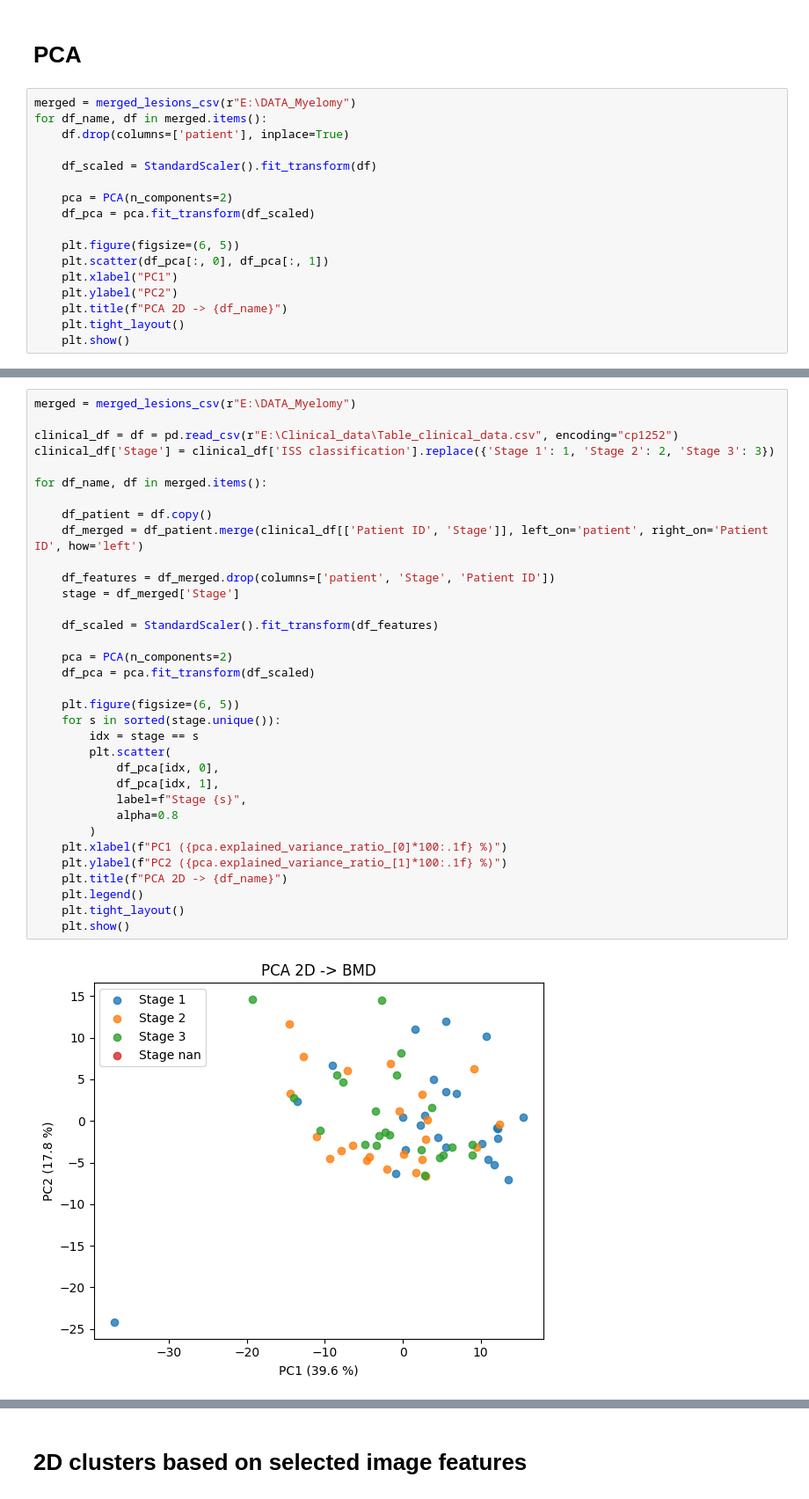
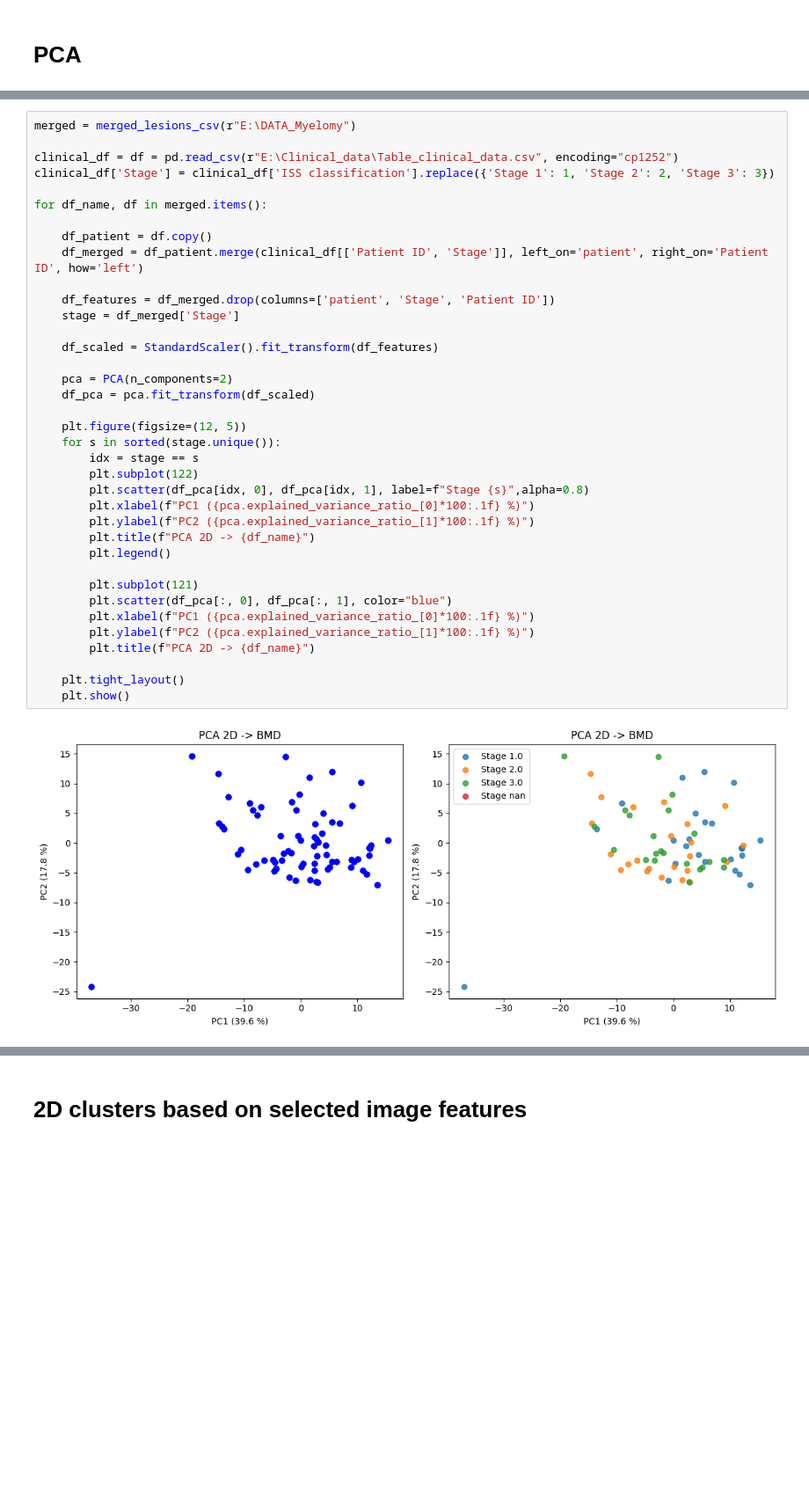
Before and after one commit to lukas1110/Analysis-of-multiple-myelomas-from-dual-CT, a Jupyter notebook: spine_level/clustering.ipynb, the cells around one changed output, grey strips where cells are left out. Shown at 88% size. Drawn from its saved outputs; the diff is of its cells as text; blank space fills up the shorter version.

```diff
--- a/spine_level/clustering.ipynb
+++ b/spine_level/clustering.ipynb
@@ -5,20 +5,3 @@ from sklearn.decomposition import PCA
 from helper_files.feature_selection_helper import *
 # %% [markdown]
 # PCA
-# %%
-merged = merged_lesions_csv(r"E:\DATA_Myelomy")
-for df_name, df in merged.items():
-    df.drop(columns=['patient'], inplace=True)
-
-    df_scaled = StandardScaler().fit_transform(df)
-
-    pca = PCA(n_components=2)
-    df_pca = pca.fit_transform(df_scaled)
-
-    plt.figure(figsize=(6, 5))
-    plt.scatter(df_pca[:, 0], df_pca[:, 1])
-    plt.xlabel("PC1")
-    plt.ylabel("PC2")
-    plt.title(f"PCA 2D -> {df_name}")
-    plt.tight_layout()
-    plt.show()
@@ -32,36 +8,39 @@ for df_name, df in merged.items():
 # %%
 merged = merged_lesions_csv(r"E:\DATA_Myelomy")
 
 clinical_df = df = pd.read_csv(r"E:\Clinical_data\Table_clinical_data.csv", encoding="cp1252")
 clinical_df['Stage'] = clinical_df['ISS classification'].replace({'Stage 1': 1, 'Stage 2': 2, 'Stage 3': 3})
 
 for df_name, df in merged.items():
 
     df_patient = df.copy()
     df_merged = df_patient.merge(clinical_df[['Patient ID', 'Stage']], left_on='patient', right_on='Patient ID', how='left')
 
     df_features = df_merged.drop(columns=['patient', 'Stage', 'Patient ID'])
     stage = df_merged['Stage']
 
     df_scaled = StandardScaler().fit_transform(df_features)
 
     pca = PCA(n_components=2)
     df_pca = pca.fit_transform(df_scaled)
 
-    plt.figure(figsize=(6, 5))
+    plt.figure(figsize=(12, 5))
     for s in sorted(stage.unique()):
         idx = stage == s
-        plt.scatter(
-            df_pca[idx, 0],
-            df_pca[idx, 1],
-            label=f"Stage {s}",
-            alpha=0.8
-        )
-    plt.xlabel(f"PC1 ({pca.explained_variance_ratio_[0]*100:.1f} %)")
-    plt.ylabel(f"PC2 ({pca.explained_variance_ratio_[1]*100:.1f} %)")
-    plt.title(f"PCA 2D -> {df_name}")
-    plt.legend()
+        plt.subplot(122)
+        plt.scatter(df_pca[idx, 0], df_pca[idx, 1], label=f"Stage {s}",alpha=0.8)
+        plt.xlabel(f"PC1 ({pca.explained_variance_ratio_[0]*100:.1f} %)")
+        plt.ylabel(f"PC2 ({pca.explained_variance_ratio_[1]*100:.1f} %)")
+        plt.title(f"PCA 2D -> {df_name}")
+        plt.legend()
+
+        plt.subplot(121)
+        plt.scatter(df_pca[:, 0], df_pca[:, 1], color="blue")
+        plt.xlabel(f"PC1 ({pca.explained_variance_ratio_[0]*100:.1f} %)")
+        plt.ylabel(f"PC2 ({pca.explained_variance_ratio_[1]*100:.1f} %)")
+        plt.title(f"PCA 2D -> {df_name}")
+
     plt.tight_layout()
     plt.show()
 # %% [output]
-[figure, old version]
+[figure, new version]
```
Also changed, not shown: parts of 13 cells of this notebook, 1 other file.
